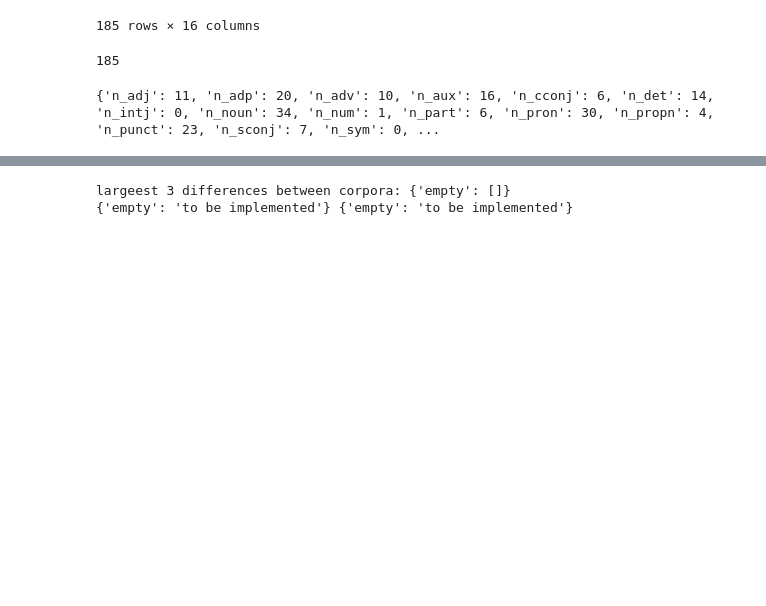
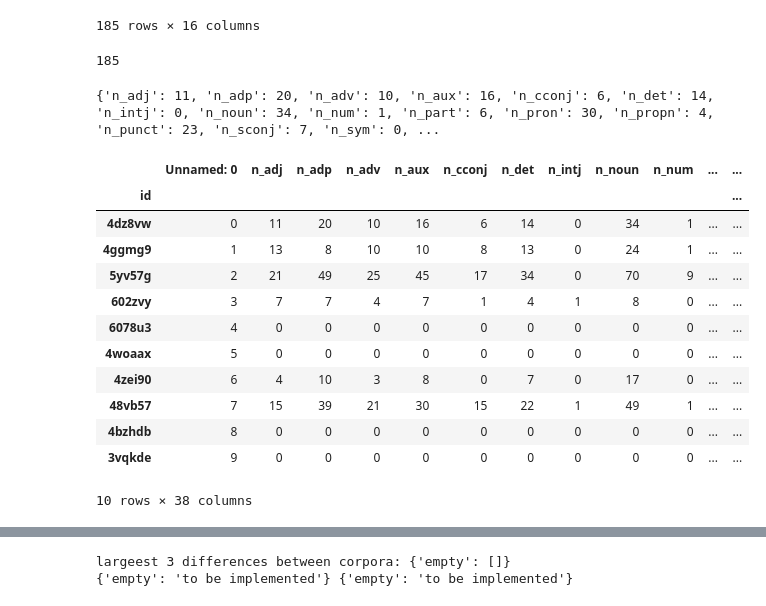
Before and after one commit to maxchamplin/NLP_and_Identity_project1, a Jupyter notebook: test.ipynb, the cells around one changed output, grey strips where cells are left out. Saved outputs shown, nothing was run; the diff lists cells and outputs as text; code cells hidden in the pictures; blank space fills up the shorter version.

```diff
--- a/test.ipynb
+++ b/test.ipynb
@@ -60,3 +60,44 @@ x = PD.DataFrame(data=new2)
 x.to_csv('data.csv')
 # %% [output]
 {'n_adj': 11, 'n_adp': 20, 'n_adv': 10, 'n_aux': 16, 'n_cconj': 6, 'n_det': 14, 'n_intj': 0, 'n_noun': 34, 'n_num': 1, 'n_part': 6, 'n_pron': 30, 'n_propn': 4, 'n_punct': 23, 'n_sconj': 7, 'n_sym': 0, ...
+# %%
+features = PD.read_csv('data.csv')
+
+features.index = new.get_utterances_dataframe().index
+
+
+for utt in new.iter_utterances():
+    utt_id = utt.id
+    features_utterance = features.loc[utt_id]
+
+    for feature in features.columns:
+        value = features_utterance[feature]
+        # normalize if needed
+        if feature.startswith("n_") and not feature.startswith("n_u"):
+            value = value / utt.meta['num_tokens']
+        elif feature == "num_genz_words":
+            value = value / utt.meta['num_tokens']
+        elif feature.startswith("n_u"):
+            corresponding_n_feature = feature.replace("n_u", "n_")
+            n_value = features_utterance[corresponding_n_feature]
+            if n_value > 0:
+                value = value / n_value
+            else:
+                value = 0.0
+        utt.meta[feature] = value
+# %%
+features.head(10)
+# %% [output]
+|  | Unnamed: 0 | n_adj | n_adp | n_adv | n_aux | n_cconj | n_det | n_intj | n_noun | n_num | ... | ... |
+| id |  |  |  |  |  |  |  |  |  |  |  | ... |
+| 4dz8vw | 0 | 11 | 20 | 10 | 16 | 6 | 14 | 0 | 34 | 1 | ... | ... |
+| 4ggmg9 | 1 | 13 | 8 | 10 | 10 | 8 | 13 | 0 | 24 | 1 | ... | ... |
+| 5yv57g | 2 | 21 | 49 | 25 | 45 | 17 | 34 | 0 | 70 | 9 | ... | ... |
+| 602zvy | 3 | 7 | 7 | 4 | 7 | 1 | 4 | 1 | 8 | 0 | ... | ... |
+| 6078u3 | 4 | 0 | 0 | 0 | 0 | 0 | 0 | 0 | 0 | 0 | ... | ... |
+| 4woaax | 5 | 0 | 0 | 0 | 0 | 0 | 0 | 0 | 0 | 0 | ... | ... |
+| 4zei90 | 6 | 4 | 10 | 3 | 8 | 0 | 7 | 0 | 17 | 0 | ... | ... |
+| 48vb57 | 7 | 15 | 39 | 21 | 30 | 15 | 22 | 1 | 49 | 1 | ... | ... |
+| 4bzhdb | 8 | 0 | 0 | 0 | 0 | 0 | 0 | 0 | 0 | 0 | ... | ... |
+| 3vqkde | 9 | 0 | 0 | 0 | 0 | 0 | 0 | 0 | 0 | 0 | ... | ... |
+10 rows × 38 columns
```
Also changed, not shown: parts of 2 cells of this notebook, 1 other file.
